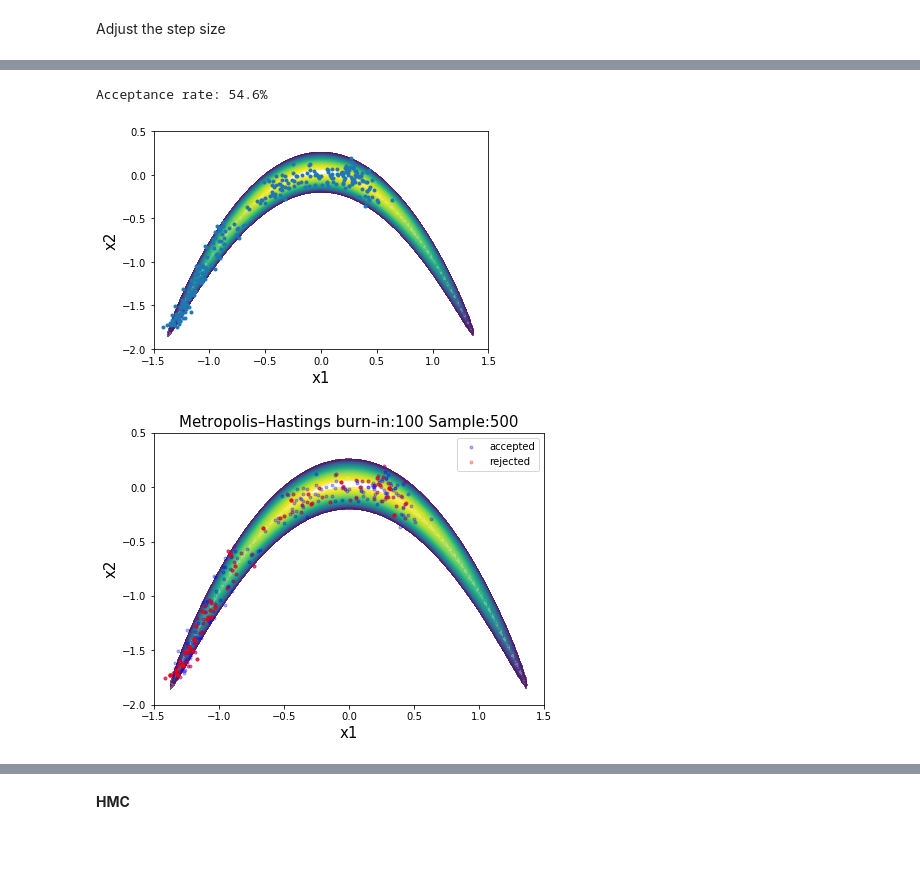
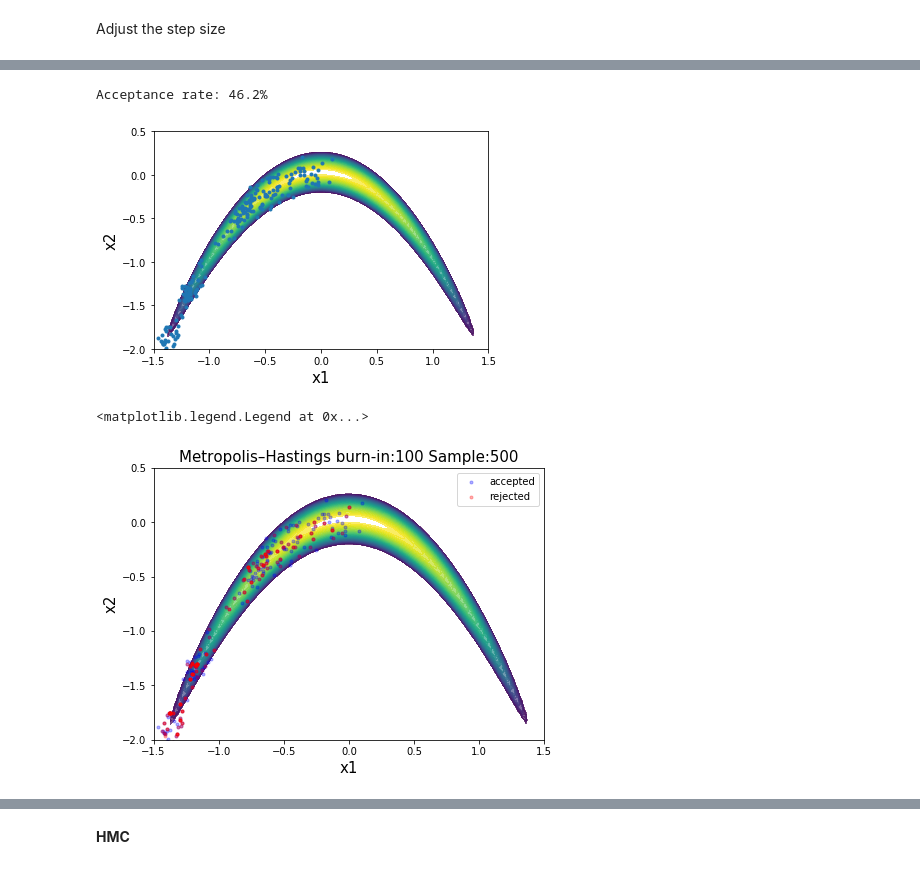
Before and after one commit to GeorgeLiang3/repository1, a Jupyter notebook: Banana/Banana_0.72.ipynb, the cells around one changed output, grey strips where cells are left out. Saved outputs shown, nothing was run; the diff lists cells and outputs as text; code cells hidden in the pictures.

```diff
--- a/Banana/Banana_0.72.ipynb
+++ b/Banana/Banana_0.72.ipynb
@@ -50,0 +51,17 @@ def joint_log_post(D,theta1,theta2):
+# %%
+## New joint posterior function with input vectorised
+@tf.function
+def joint_log_post(z):
+    # define random variables prior
+    D_n = tf.reshape(D,[D.shape[0],1])
+    D_n = tf.tile(D_n,[1,z.shape[0]])
+
+    mvn = tfd.MultivariateNormalTriL(
+            loc = mu_1,
+            scale_tril=tf.linalg.cholesky(cov_1))
+
+    # define likelihood
+    y = tfd.Normal(loc = tf.add(z[:,1],tf.pow(z[:,0],2.)), scale = sigma2y)
+    # return the posterior probability
+    return(mvn.log_prob(tf.squeeze(z))
+          +tf.reduce_sum(y.log_prob(D_n),axis = 0))
@@ -58,7 +97,7 @@ def full_post():
     post = np.empty(x_1.shape)
     for i in range(np.arange(-2,2,.03).shape[0]):
         for j in range(np.arange(-2,2,.03).shape[0]):
-            post[i][j] = joint_log_post(D,pos[i][j][0],pos[i][j][1])
+            post[i][j] = joint_log_post(tf.convert_to_tensor([pos[i][j]]))
     return post
 
 post =  full_post()
@@ -79,8 +114,9 @@ np.unravel_index(np.argmax(post),post.shape)
 # %%
 # levels = np.arange(joint_log_post(D,-0.,-0.2), joint_log_post(D,-0.,-0.0),
 #                    (joint_log_post(D,-0.,-0.0)- joint_log_post(D,-0.,-0.2))/20)
-levels = np.arange(joint_log_post(D,-0.,-0.2), joint_log_post(D,0.0099,0.04),
-                   (joint_log_post(D,0.0099,0.04)- joint_log_post(D,-0.,-0.2))/50)
+Min = tf.constant([[-0.,-0.2]])
+Max = tf.constant([[0.0099,0.04]])
+levels = np.arange(joint_log_post(Min), joint_log_post(Max), (joint_log_post(Max)- joint_log_post(Min))/50)
 
 def draw_post():
 #     plt.contourf(x_1, y_1, post,[joint_log_post(D,-0.,-0.13)])
@@ -104,16 +144,12 @@ Adjust the step size
 num_results = 500
 burnin = 100
 
-initial_chain_state = [
-    -1.7 * tf.ones([], dtype=tf.float32, name="init_t1"),
-    -1.5 * tf.ones([], dtype=tf.float32, name="init_t2")
-]
-
+initial_chain_state = tf.constant([[-1.,-1.]])
 dtype = np.float32
 
 @tf.function
 def unnormalized_posterior_log_prob(*args):
-    return joint_log_post(D,*args)
+    return joint_log_post(*args)
 
 # adjust the step size of Random walk Matroplis Hasting MCMC
 def gauss_new_state_fn(scale, dtype):
@@ -183,6 +204,6 @@ Acceptance rate: 8.6%
 # %%
-x_accepted_RW = samples[np.where(accepted ==True)][:,0]
-y_accepted_RW = samples[np.where(accepted ==True)][:,1]
+x_accepted_RW = samples[0,0,np.where(accepted ==True)[0]]
+y_accepted_RW = samples[0,1,np.where(accepted ==True)[0]]
 
 plt.plot(x_accepted_RW,y_accepted_RW,'.')
 # plot_true()
@@ -190,26 +211,27 @@ plt.plot(x_accepted_RW,y_accepted_RW,'.')
 print('Acceptance rate: %0.1f%%' % (100*(x_accepted_RW.shape[0]/num_results)))
 draw_post()
 # %% [output]
-Acceptance rate: 54.6%
+Acceptance rate: 46.2%
-[figure, old version]
+[figure, new version]
 # %%
 plt.figure(figsize=(7,5))
 draw_post()
-x_accepted_RW = samples[np.where(accepted ==True)][:,0]
-y_accepted_RW = samples[np.where(accepted ==True)][:,1]
-x_rejected_RW = samples[np.where(accepted ==False)][:,0]
-y_rejected_RW = samples[np.where(accepted ==False)][:,1]
+x_accepted_RW = samples[0,0,np.where(accepted ==True)[0]]
+y_accepted_RW = samples[0,1,np.where(accepted ==True)[0]]
+x_rejected_RW = samples[0,0,np.where(accepted ==False)[0]]
+y_rejected_RW = samples[0,1,np.where(accepted ==False)[0]]
 
 plt.xlim(-1.5,1.5)
 plt.ylim(-2,0.5)
 plt.title('Metropolis–Hastings burn-in:100 Sample:500',fontsize = 15)
 plt.plot(x_accepted_RW,y_accepted_RW,'b.',label = 'accepted',alpha = 0.3)
 plt.plot(x_rejected_RW,y_rejected_RW,'r.',label = 'rejected',alpha = 0.3)
 
 plt.legend(loc = 'upper right')
-plt.savefig('/Users/zhouji/Documents/Results/Banana/Banana_randomwalk.png')
+# plt.savefig('/Users/zhouji/Documents/Results/Banana/Banana_randomwalk.png')
 # %% [output]
+<matplotlib.legend.Legend at 0x...>
-[figure, old version]
+[figure, new version]
 # %%
 sns.kdeplot(x_accepted_RW)
 sns.kdeplot(y_accepted_RW)
```
Also changed, not shown: parts of 46 cells of this notebook, 5 other files.
